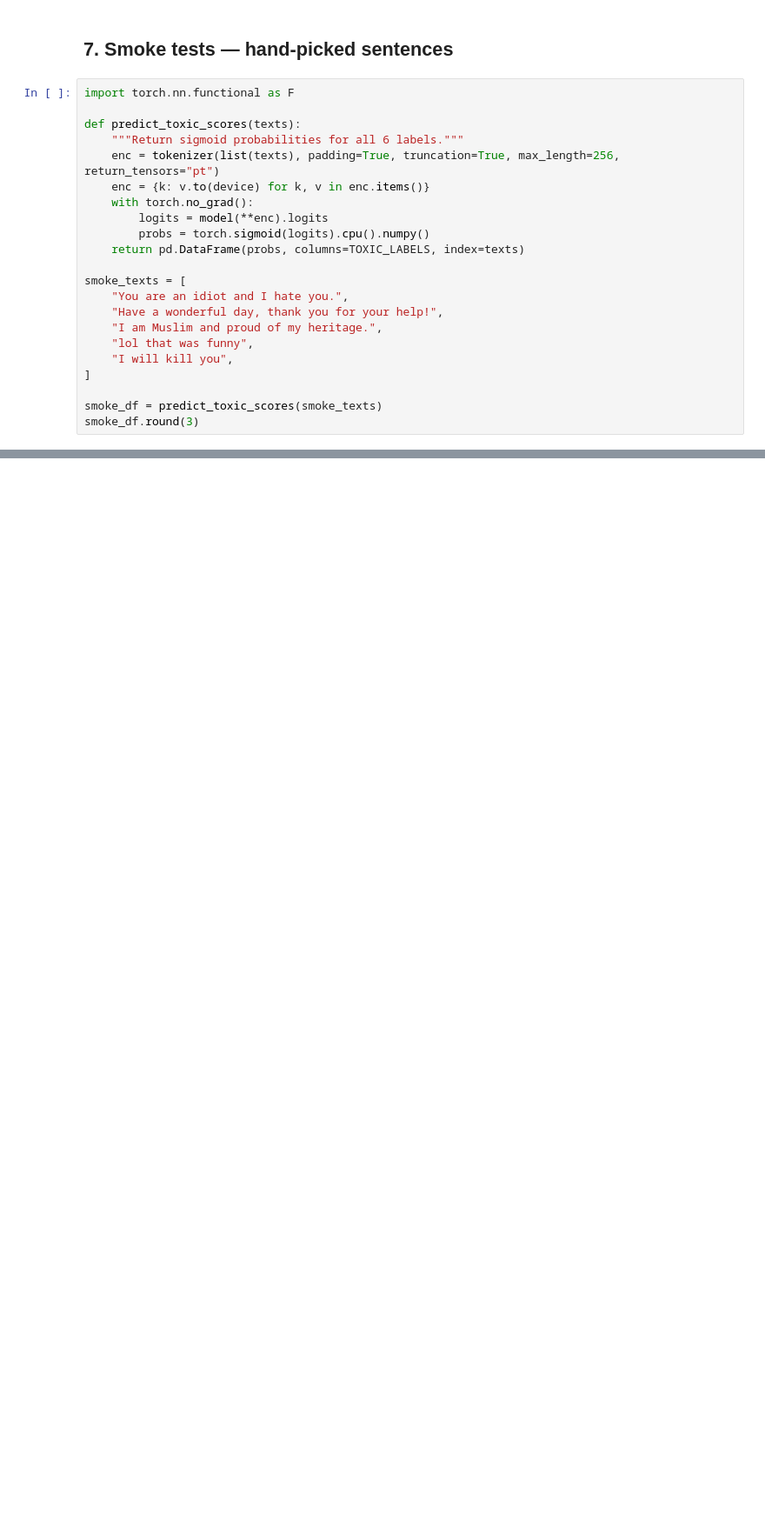
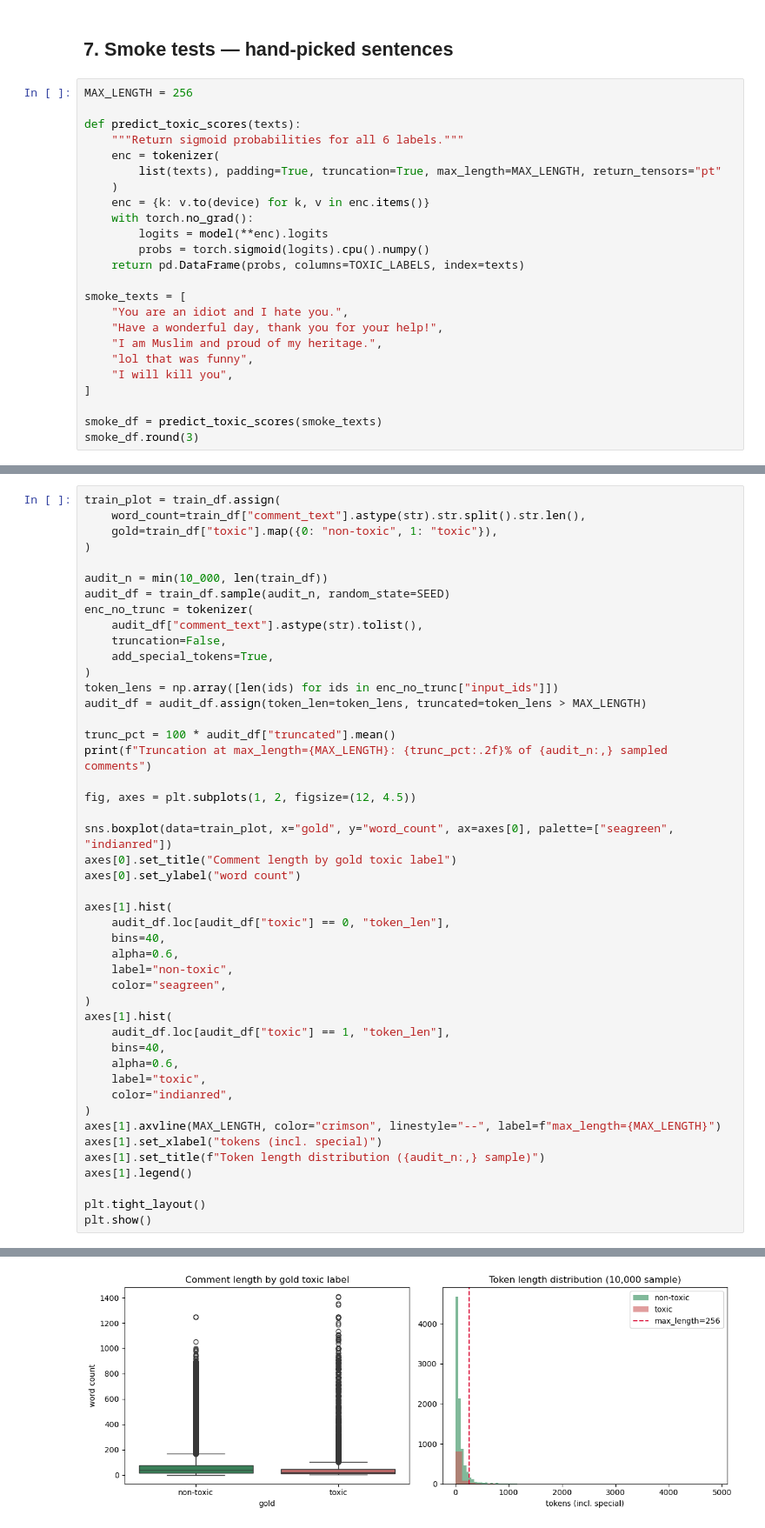
Before and after one commit to Tom-Jacob/DeepProjectHate, a Jupyter notebook: notebooks/01_eda_and_smoke_tests.ipynb, the cells around one changed output, grey strips where cells are left out. Shown at 87% size. Saved outputs shown, nothing was run; the diff lists cells and outputs as text; blank space fills up the shorter version.

Commit message:
extensions to toxic-bert eda , distilgpt2 - trails

```diff
--- a/notebooks/01_eda_and_smoke_tests.ipynb
+++ b/notebooks/01_eda_and_smoke_tests.ipynb
@@ -137,11 +196,13 @@ print(f"Parameters: {n_params:,}")
 # %% [markdown]
 ## 7. Smoke tests — hand-picked sentences
 # %%
-import torch.nn.functional as F
+MAX_LENGTH = 256
 
 def predict_toxic_scores(texts):
     """Return sigmoid probabilities for all 6 labels."""
-    enc = tokenizer(list(texts), padding=True, truncation=True, max_length=256, return_tensors="pt")
+    enc = tokenizer(
+        list(texts), padding=True, truncation=True, max_length=MAX_LENGTH, return_tensors="pt"
+    )
     enc = {k: v.to(device) for k, v in enc.items()}
     with torch.no_grad():
         logits = model(**enc).logits
@@ -186,0 +402,47 @@ compare.head(10)
+# %%
+train_plot = train_df.assign(
+    word_count=train_df["comment_text"].astype(str).str.split().str.len(),
+    gold=train_df["toxic"].map({0: "non-toxic", 1: "toxic"}),
+)
+
+audit_n = min(10_000, len(train_df))
+audit_df = train_df.sample(audit_n, random_state=SEED)
+enc_no_trunc = tokenizer(
+    audit_df["comment_text"].astype(str).tolist(),
+    truncation=False,
+    add_special_tokens=True,
+)
+token_lens = np.array([len(ids) for ids in enc_no_trunc["input_ids"]])
+audit_df = audit_df.assign(token_len=token_lens, truncated=token_lens > MAX_LENGTH)
+
+trunc_pct = 100 * audit_df["truncated"].mean()
+print(f"Truncation at max_length={MAX_LENGTH}: {trunc_pct:.2f}% of {audit_n:,} sampled comments")
+
+fig, axes = plt.subplots(1, 2, figsize=(12, 4.5))
+
+sns.boxplot(data=train_plot, x="gold", y="word_count", ax=axes[0], palette=["seagreen", "indianred"])
+axes[0].set_title("Comment length by gold toxic label")
+axes[0].set_ylabel("word count")
+
+axes[1].hist(
+    audit_df.loc[audit_df["toxic"] == 0, "token_len"],
+    bins=40,
+    alpha=0.6,
+    label="non-toxic",
+    color="seagreen",
+)
+axes[1].hist(
+    audit_df.loc[audit_df["toxic"] == 1, "token_len"],
+    bins=40,
+    alpha=0.6,
+    label="toxic",
+    color="indianred",
+)
+axes[1].axvline(MAX_LENGTH, color="crimson", linestyle="--", label=f"max_length={MAX_LENGTH}")
+axes[1].set_xlabel("tokens (incl. special)")
+axes[1].set_title(f"Token length distribution ({audit_n:,} sample)")
+axes[1].legend()
+
+plt.tight_layout()
+plt.show()
+# %% [output]
@@ -186,0 +454 @@ compare.head(10)
+[figure, added]
```
Also changed, not shown: parts of 22 cells of this notebook, 8 other files.
